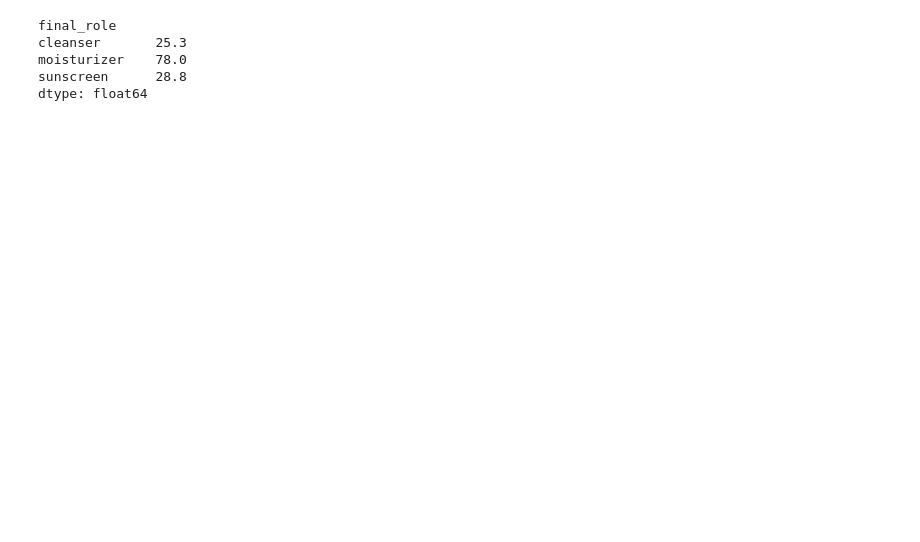
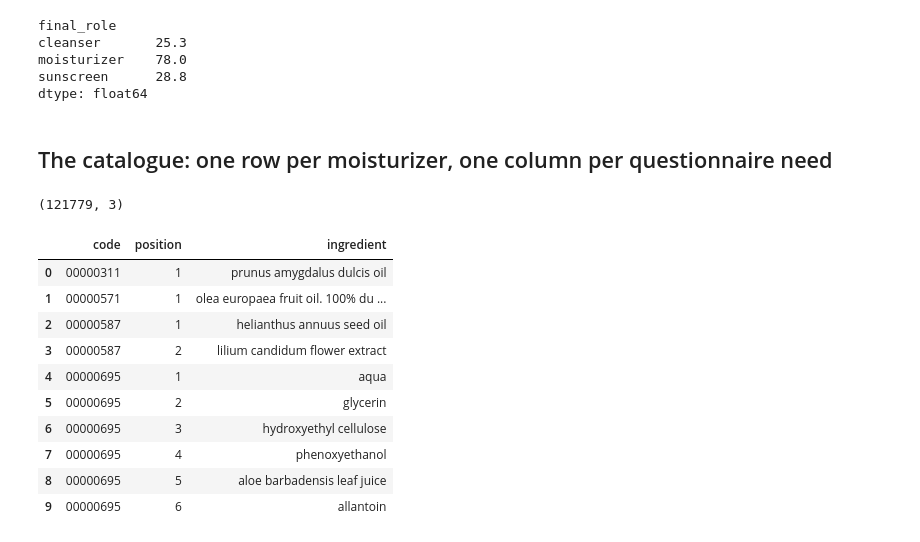
Before and after one commit to imanemoujahid00-oss/Swan, a Jupyter notebook: notebooks/loredana_data_check_questionnaire.ipynb, the cells around one changed output. Saved outputs shown, nothing was run; the diff lists cells and outputs as text; code cells hidden in the pictures; blank space fills up the shorter version.

```diff
--- a/notebooks/loredana_data_check_questionnaire.ipynb
+++ b/notebooks/loredana_data_check_questionnaire.ipynb
@@ -456,0 +502,5 @@ Mixa solaire peau sensible 50+ | http://world-en.openbeautyfacts.org/product/360
+# %%
+moisturizers = products[products["final_role"] == "moisturizer"]
+check = moisturizers.sample(min(10, len(moisturizers)), random_state=SEED)
+for name, url in zip(check["product_name"], check["url"]):
+    print(name, "|", url)
@@ -456,0 +518,8 @@ Mixa solaire peau sensible 50+ | http://world-en.openbeautyfacts.org/product/360
+# %%
+face_words = "face|facial|visage|skin-care|creme|cream|soin"
+others = products[products["final_role"] == "other"]
+face_others = others[others["categories_tags"].fillna("").str.contains(face_words, case=False)]
+print("'Other' products with face-care words:", len(face_others))
+miss_check = face_others.sample(min(20, len(face_others)), random_state=SEED)
+for name, url in zip(miss_check["product_name"], miss_check["url"]):
+    print(name, "|", url)
@@ -492,7 +572,0 @@ Name: count, dtype: int64
-# %%
-routine = products[products["final_role"] != "other"].copy()
-
-text = routine["product_name"].fillna("") + " " + routine["categories_tags"].fillna("")
-routine["is_light"] = text.str.contains("gel|fluid|fluide|foam|mousse|lotion", case=False)
-routine["is_rich"] = text.str.contains("cream|creme|crème|balm|baume", case=False)
-routine.groupby("final_role")[["is_light", "is_rich"]].sum()
@@ -504,0 +611,11 @@ routine.groupby("final_role")[["is_light", "is_rich"]].sum()
+# %%
+rows = []
+for code, ingredient_list in zip(products["code"], products["ingredient_list"]):
+    position = 1
+    for name in ingredient_list:
+        rows.append({"code": code, "position": position, "ingredient": name})
+        position = position + 1
+
+ingredients_long = pd.DataFrame(rows)
+print(ingredients_long.shape)
+ingredients_long["ingredient"].value_counts().head(30)
@@ -510,3 +646,29 @@ cleanser       25.3
 moisturizer    78.0
 sunscreen      28.8
 dtype: float64
+# %% [markdown]
+## The catalogue: one row per moisturizer, one column per questionnaire need
+# %%
+rows = []
+for code, ingredient_list in zip(products["code"], products["ingredient_list"]):
+    position = 1
+    for name in ingredient_list:
+        rows.append({"code": code, "position": position, "ingredient": name})
+        position = position + 1
+
+ingredients_long = pd.DataFrame(rows)
+print(ingredients_long.shape)
+ingredients_long.head(10)
+# %% [output]
+(121779, 3)
+|  | code | position | ingredient |
+| 0 | 00000311 | 1 | prunus amygdalus dulcis oil |
+| 1 | 00000571 | 1 | olea europaea fruit oil. 100% du ... |
+| 2 | 00000587 | 1 | helianthus annuus seed oil |
+| 3 | 00000587 | 2 | lilium candidum flower extract |
+| 4 | 00000695 | 1 | aqua |
+| 5 | 00000695 | 2 | glycerin |
+| 6 | 00000695 | 3 | hydroxyethyl cellulose |
+| 7 | 00000695 | 4 | phenoxyethanol |
+| 8 | 00000695 | 5 | aloe barbadensis leaf juice |
+| 9 | 00000695 | 6 | allantoin |
```
Also changed, not shown: parts of 27 cells of this notebook, 1 other file.
